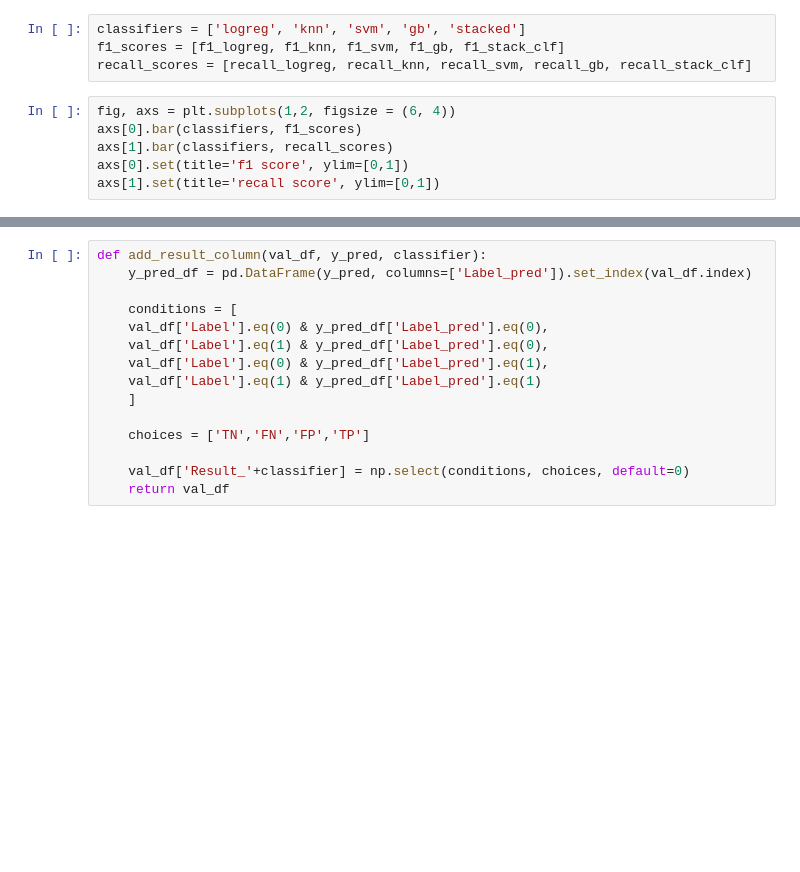
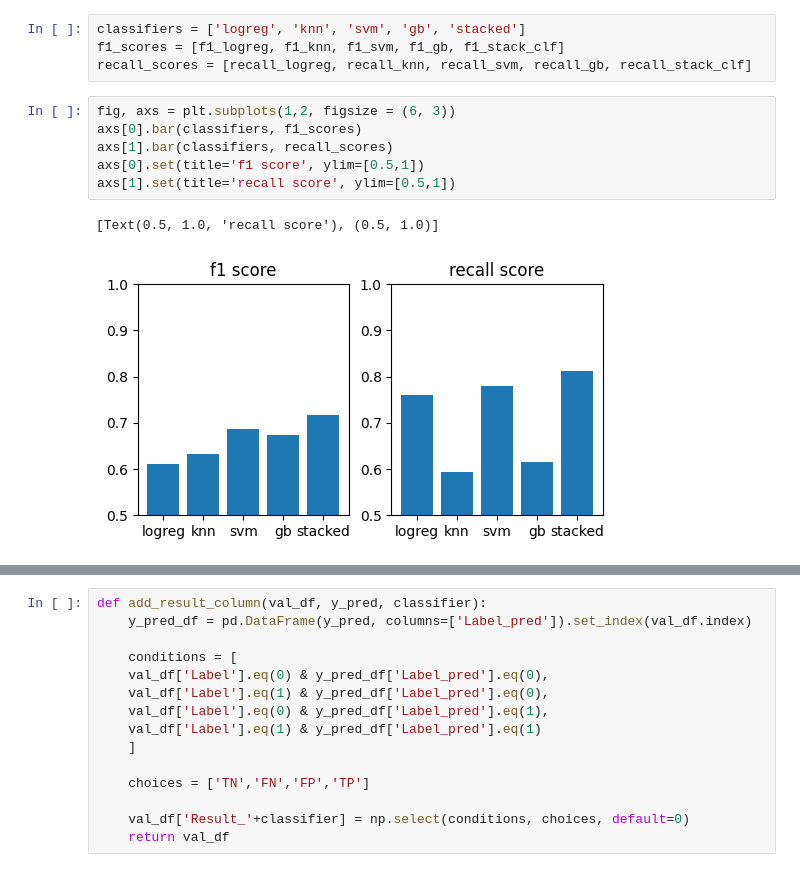
Before and after one commit to SunTwoShine/zindi_landslide_prevention, a Jupyter notebook: model.ipynb, the cells around one changed output, grey strips where cells are left out. Saved outputs shown, nothing was run; the diff lists cells and outputs as text; blank space fills up the shorter version.

```diff
--- a/model.ipynb
+++ b/model.ipynb
@@ -300,9 +275,12 @@ classifiers = ['logreg', 'knn', 'svm', 'gb', 'stacked']
 f1_scores = [f1_logreg, f1_knn, f1_svm, f1_gb, f1_stack_clf]
 recall_scores = [recall_logreg, recall_knn, recall_svm, recall_gb, recall_stack_clf]
 # %%
-fig, axs = plt.subplots(1,2, figsize = (6, 4))
+fig, axs = plt.subplots(1,2, figsize = (6, 3))
 axs[0].bar(classifiers, f1_scores)
 axs[1].bar(classifiers, recall_scores)
-axs[0].set(title='f1 score', ylim=[0,1])
-axs[1].set(title='recall score', ylim=[0,1])
+axs[0].set(title='f1 score', ylim=[0.5,1])
+axs[1].set(title='recall score', ylim=[0.5,1])
+# %% [output]
+[Text(0.5, 1.0, 'recall score'), (0.5, 1.0)]
+[figure, added]
 # %% [markdown]
```
Also changed, not shown: parts of 47 cells of this notebook.
